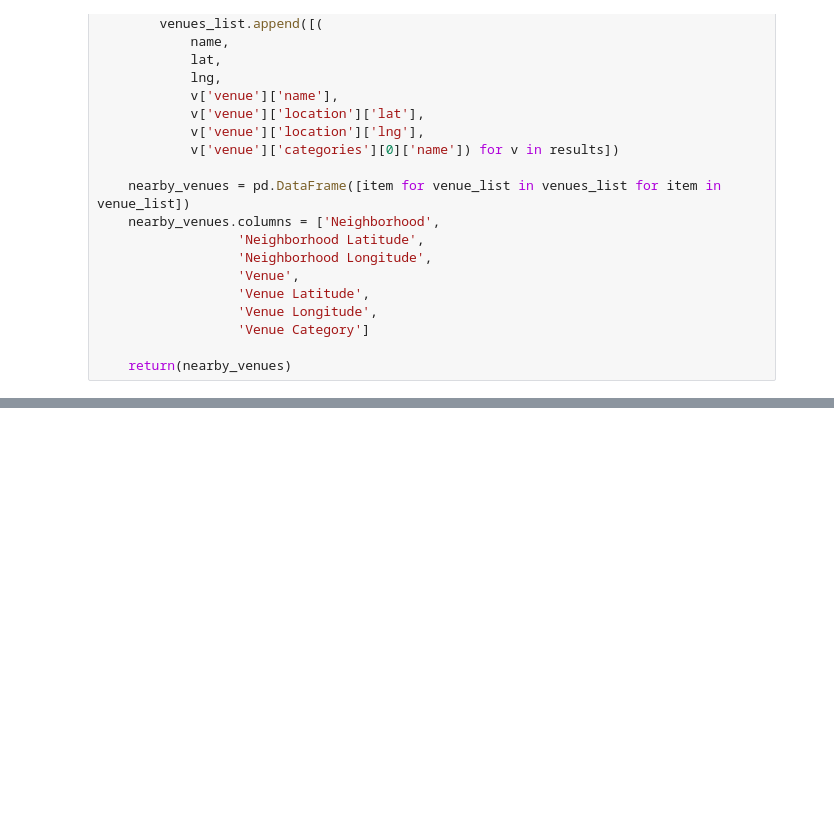
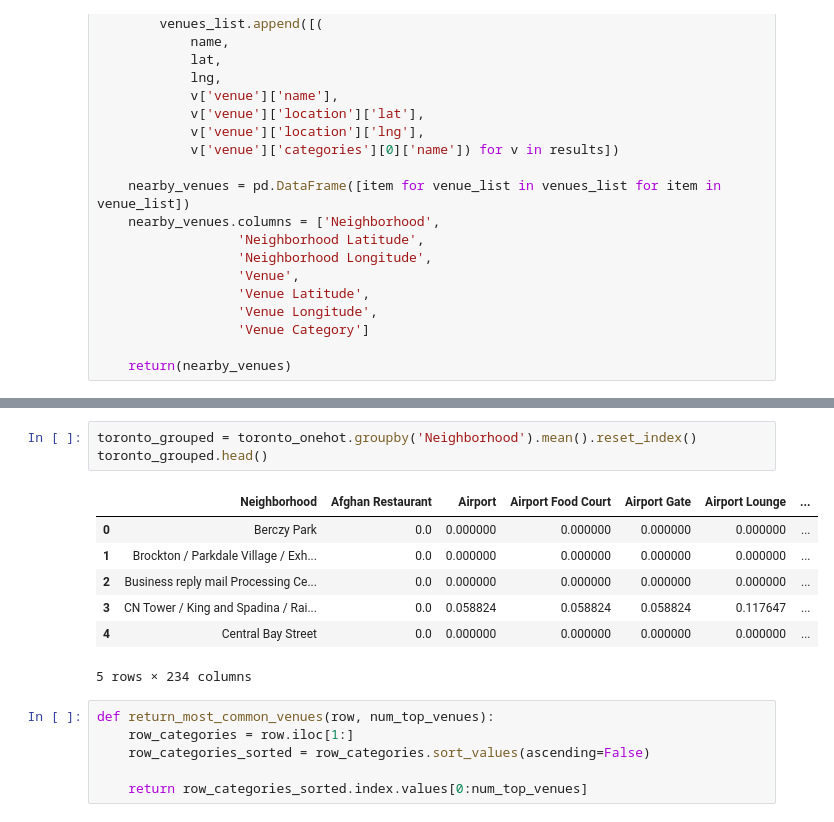
Before and after one commit to siddharth8619/Capstone, a Jupyter notebook: Segmenting and Clustering Neighborhoods in Toronto.ipynb, the cells around one changed output, grey strips where cells are left out. Saved outputs shown, nothing was run; the diff lists cells and outputs as text; blank space fills up the shorter version.

```diff
--- a/Segmenting and Clustering Neighborhoods in Toronto.ipynb
+++ b/Segmenting and Clustering Neighborhoods in Toronto.ipynb
@@ -289,0 +408,17 @@ toronto_venues.head()
+# %%
+toronto_grouped = toronto_onehot.groupby('Neighborhood').mean().reset_index()
+toronto_grouped.head()
+# %% [output]
+|  | Neighborhood | Afghan Restaurant | Airport | Airport Food Court | Airport Gate | Airport Lounge | ... |
+| 0 | Berczy Park | 0.0 | 0.000000 | 0.000000 | 0.000000 | 0.000000 | ... |
+| 1 | Brockton / Parkdale Village / Exh... | 0.0 | 0.000000 | 0.000000 | 0.000000 | 0.000000 | ... |
+| 2 | Business reply mail Processing Ce... | 0.0 | 0.000000 | 0.000000 | 0.000000 | 0.000000 | ... |
+| 3 | CN Tower / King and Spadina / Rai... | 0.0 | 0.058824 | 0.058824 | 0.058824 | 0.117647 | ... |
+| 4 | Central Bay Street | 0.0 | 0.000000 | 0.000000 | 0.000000 | 0.000000 | ... |
+5 rows × 234 columns
+# %%
+def return_most_common_venues(row, num_top_venues):
+    row_categories = row.iloc[1:]
+    row_categories_sorted = row_categories.sort_values(ascending=False)
+
+    return row_categories_sorted.index.values[0:num_top_venues]
```
Also changed, not shown: parts of 19 cells of this notebook.
